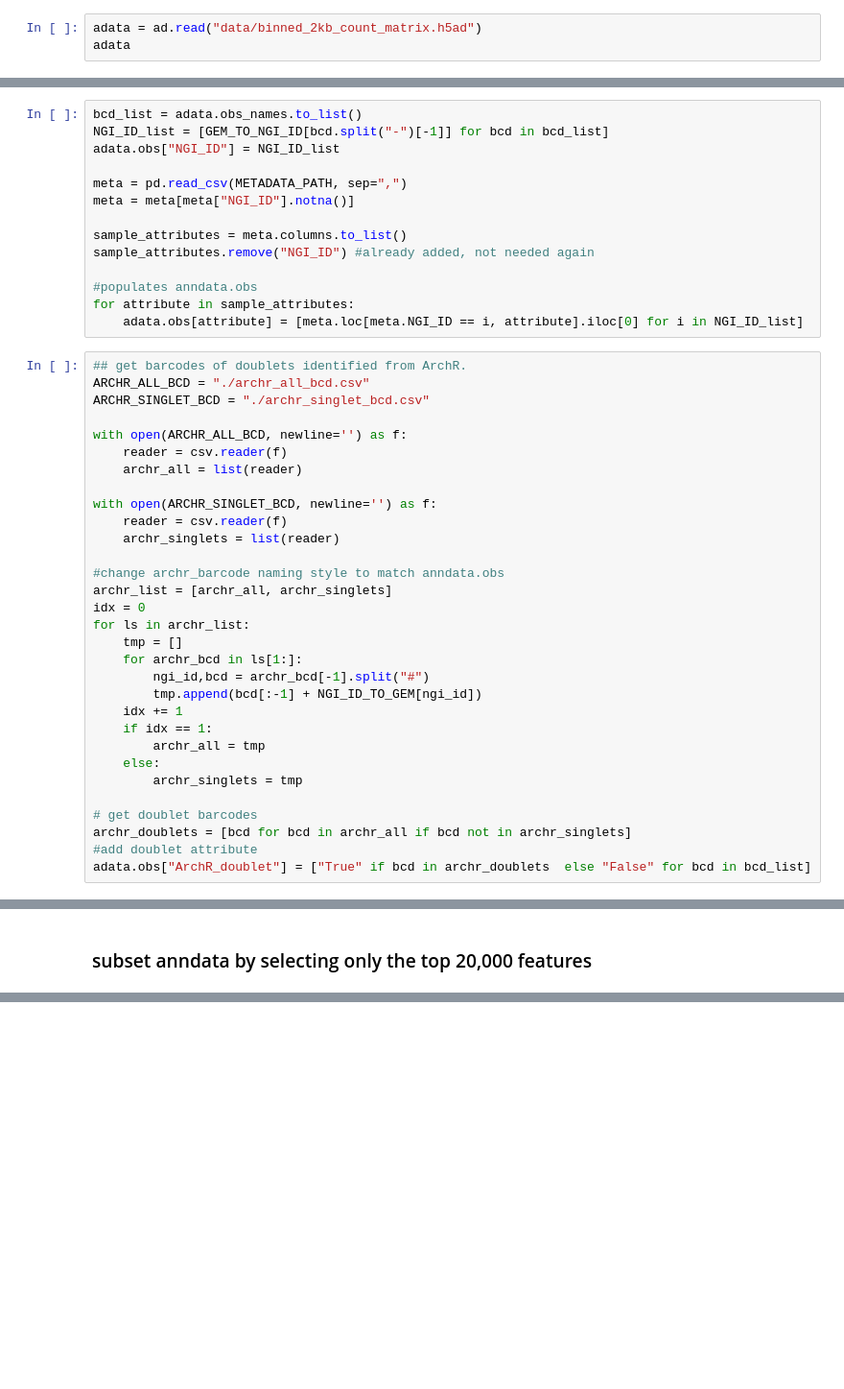
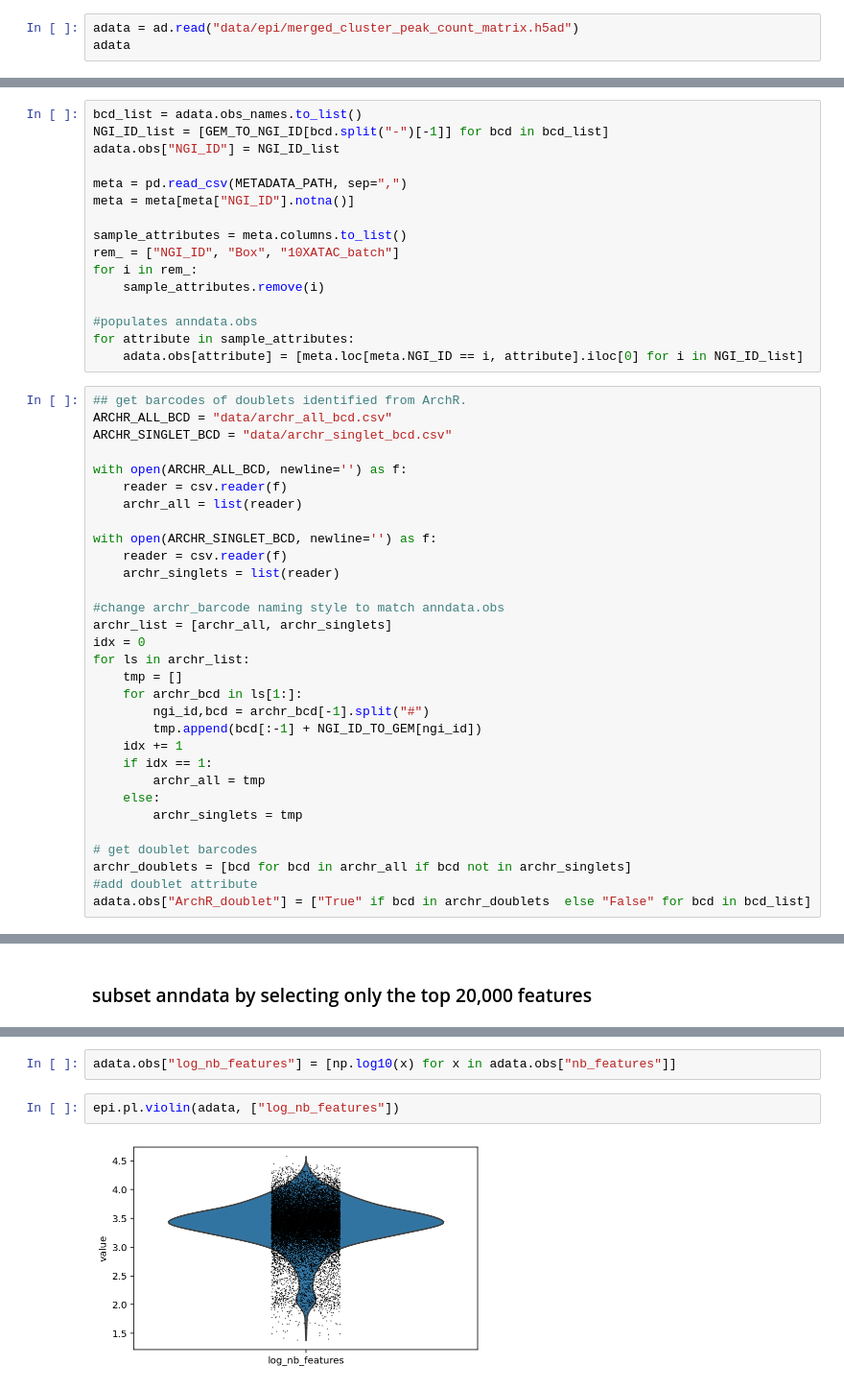
Before and after one commit to mkabbe/snATACnanoCT_AdultHumanCNS, a Jupyter notebook: src/episcanpy_binned_AGG_ATAC.ipynb, the cells around one changed output, grey strips where cells are left out. Shown at 96% size. Saved outputs shown, nothing was run; the diff lists cells and outputs as text; blank space fills up the shorter version.

Commit message:
merged peaks after LSI

```diff
--- a/src/episcanpy_binned_AGG_ATAC.ipynb
+++ b/src/episcanpy_binned_AGG_ATAC.ipynb
@@ -43,4 +31,4 @@ filtering barcodes
 # %%
-adata = ad.read("data/binned_2kb_count_matrix.h5ad")
+adata = ad.read("data/epi/merged_cluster_peak_count_matrix.h5ad")
 adata
 # %% [output]
@@ -54,15 +42,17 @@ meta = pd.read_csv(METADATA_PATH, sep=",")
 meta = meta[meta["NGI_ID"].notna()]
 
 sample_attributes = meta.columns.to_list()
-sample_attributes.remove("NGI_ID") #already added, not needed again
+rem_ = ["NGI_ID", "Box", "10XATAC_batch"]
+for i in rem_:
+    sample_attributes.remove(i)
 
 #populates anndata.obs
 for attribute in sample_attributes:
     adata.obs[attribute] = [meta.loc[meta.NGI_ID == i, attribute].iloc[0] for i in NGI_ID_list]
 # %%
 ## get barcodes of doublets identified from ArchR.
-ARCHR_ALL_BCD = "./archr_all_bcd.csv"
-ARCHR_SINGLET_BCD = "./archr_singlet_bcd.csv"
+ARCHR_ALL_BCD = "data/archr_all_bcd.csv"
+ARCHR_SINGLET_BCD = "data/archr_singlet_bcd.csv"
 
 with open(ARCHR_ALL_BCD, newline='') as f:
     reader = csv.reader(f)
@@ -124,0 +112,6 @@ small_adata.write("data/top60k_binned_2kb_count_matrix.h5ad")
+# %%
+adata.obs["log_nb_features"] = [np.log10(x) for x in adata.obs["nb_features"]]
+# %%
+epi.pl.violin(adata, ["log_nb_features"])
+# %% [output]
+[figure, added]
```
Also changed, not shown: parts of 38 cells of this notebook, 3 other files.
